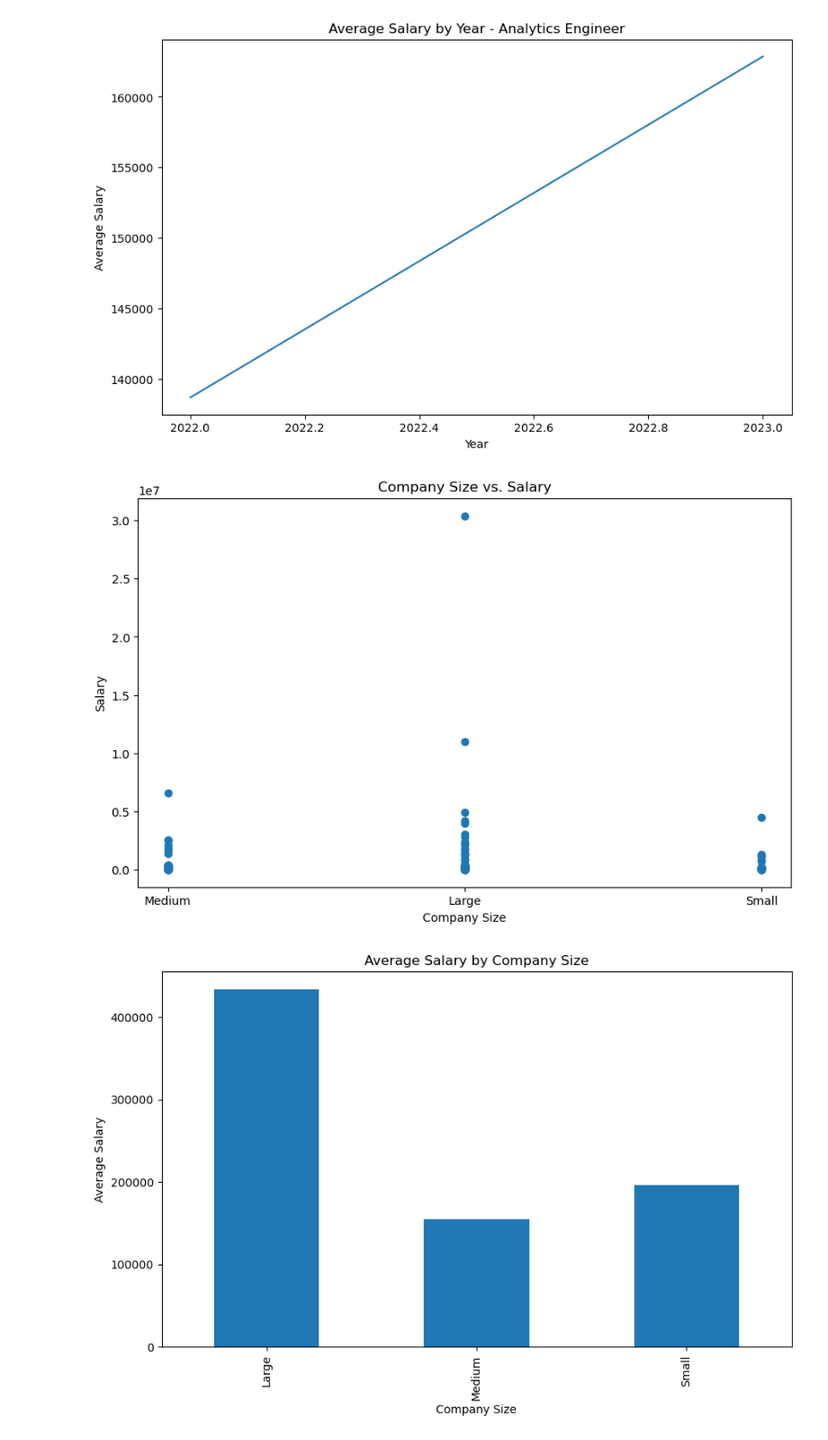
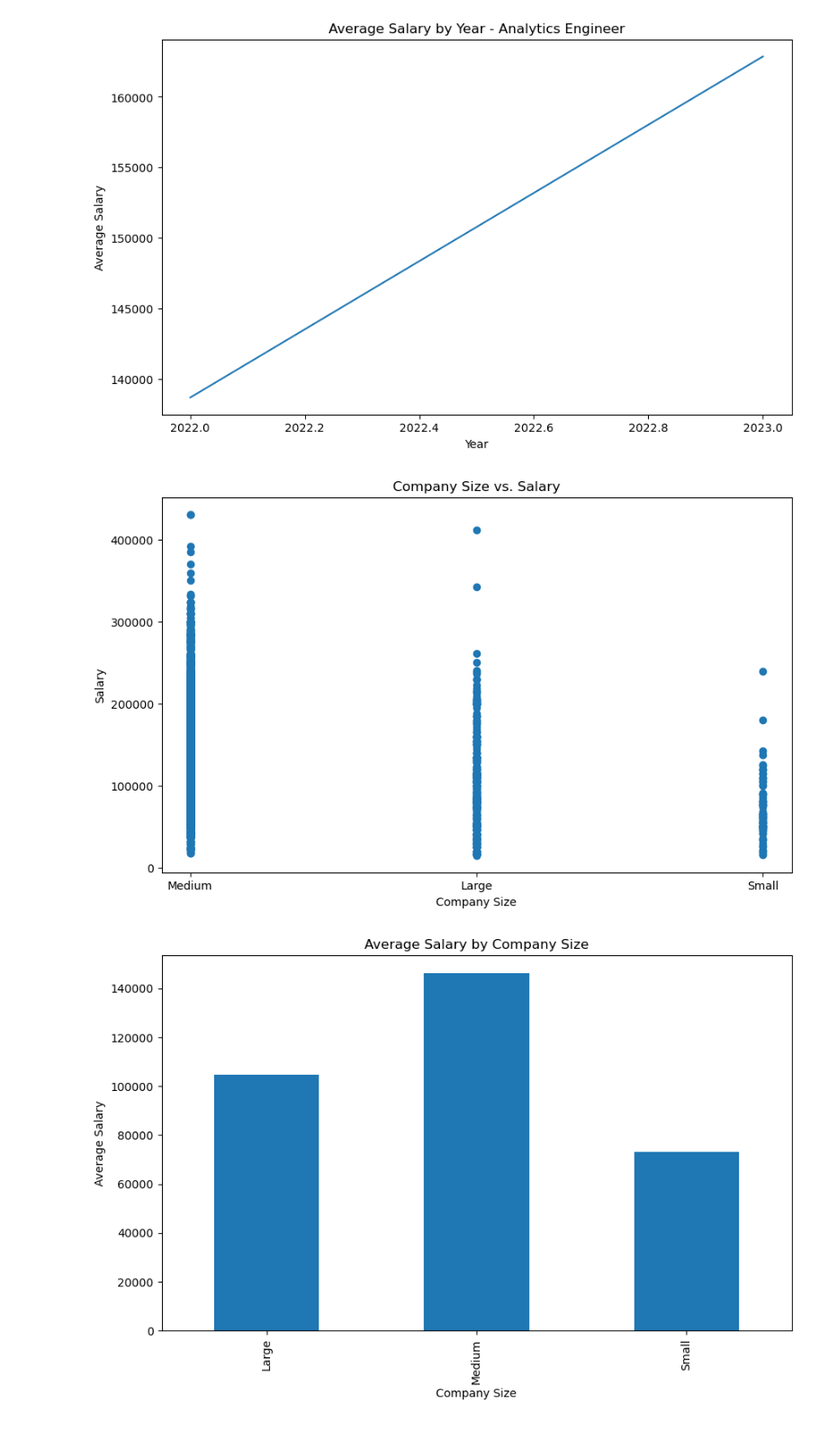
Before and after one commit to emilyshewcraft/project-one, a Jupyter notebook: data_science_salaries.ipynb, the cells around one changed output. Shown at 90% size. Cells and saved outputs as stored; diff of their text form; code cells hidden in the pictures.

Commit message:
add figures

```diff
--- a/data_science_salaries.ipynb
+++ b/data_science_salaries.ipynb
@@ -201,24 +201,24 @@ for job_title in job_titles:
 # %%
 # Plotting the scatter plot
 plt.figure(figsize=(10, 6))
-plt.scatter(job_title_clean['Company Size'], job_title_clean['Salary'])
+plt.scatter(job_title_clean['Company Size'], job_title_clean['Salary in USD'])
 plt.xlabel('Company Size')
 plt.ylabel('Salary')
 plt.title('Company Size vs. Salary')
 
 plt.show()
 # %% [output]
-[figure, old version]
+[figure, new version]
 # %%
-average_salary_by_size = job_title_clean.groupby('Company Size')['Salary'].mean()
+average_salary_by_size = job_title_clean.groupby('Company Size')['Salary in USD'].mean()
 
 # Plotting the bar graph
 plt.figure(figsize=(10, 6))
 average_salary_by_size.plot(kind='bar')
 plt.xlabel('Company Size')
 plt.ylabel('Average Salary')
 plt.title('Average Salary by Company Size')
 
 plt.show()
 # %% [output]
-[figure, old version]
+[figure, new version]
```
Also changed, not shown: parts of 11 cells of this notebook.
